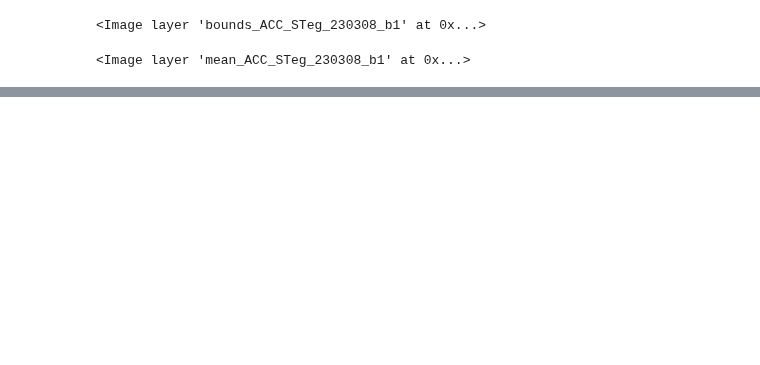
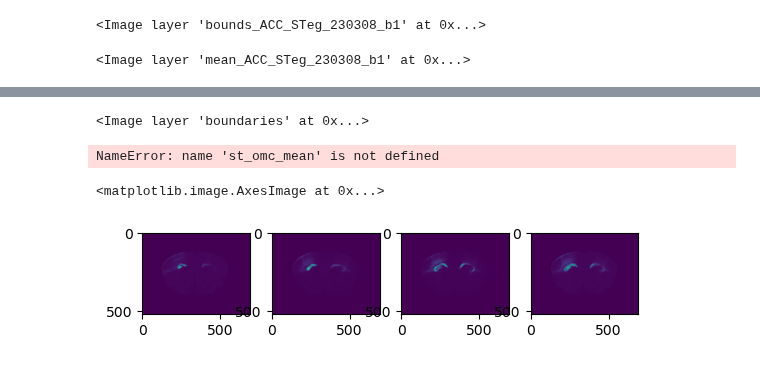
Before and after one commit to eisko/STP_analysis, a Jupyter notebook: visualize_masks.ipynb, the cells around one changed output, grey strips where cells are left out. Saved outputs shown, nothing was run; the diff lists cells and outputs as text; code cells hidden in the pictures; blank space fills up the shorter version.

```diff
--- a/visualize_masks.ipynb
+++ b/visualize_masks.ipynb
@@ -172,8 +172,8 @@ metadata
 | 9 | OMC_STeg_220411_b1 | STeg | OMC | NaN |
 | 10 | OMC_STeg_220429_b2 | STeg | OMC | NaN |
 # %%
-# home_dir = "/mnt/labNAS/"
-home_dir = "/Volumes/Data/"
+home_dir = "/mnt/labNAS/"
+# home_dir = "/Volumes/Data/"
 b=2
 
 brain = metadata.loc[b,"brain"]
@@ -274,0 +342,10 @@ for i in range(len(areas_plot)):
+# %%
+viewer.add_image(
+    bound_im,
+    name="boundaries",
+    scale=[2.5,1,1],
+    blending="additive",
+    opacity=0.2
+)
+# %% [output]
+<Image layer 'boundaries' at 0x...>
@@ -274,0 +422,41 @@ for i in range(len(areas_plot)):
+# %%
+viewer = napari.Viewer()
+
+viewer.add_image(
+    st_omc_mean,
+    name="steg_omc_mean",
+    scale=[2.5,1,1],
+    blending="additive",
+    colormap="bop orange",
+    contrast_limits=[0,5000]
+)
+
+viewer.add_image(
+    mm_omc_mean,
+    name="mmus_omc_mean",
+    scale=[2.5,1,1],
+    blending="additive",
+    colormap="bop orange",
+    contrast_limits=[0,5000]
+)
+
+bound_flip = np.flip(bound_im, axis=2)
+
+viewer.add_image(
+    bound_flip,
+    name="boundaries_flipped",
+    scale=[2.5,1,1],
+    blending="additive",
+    opacity=0.2
+)
+# %% [output]
+NameError: name 'st_omc_mean' is not defined
+# %%
+fig,axs = plt.subplots(1,4)
+axs[0].imshow(images[0][50])
+axs[1].imshow(images[1][50])
+axs[2].imshow(images[2][50])
+axs[3].imshow(im_mean[50])
+# %% [output]
+<matplotlib.image.AxesImage at 0x...>
+[figure, added]
```
Also changed, not shown: parts of 13 cells of this notebook, 4 other files.
